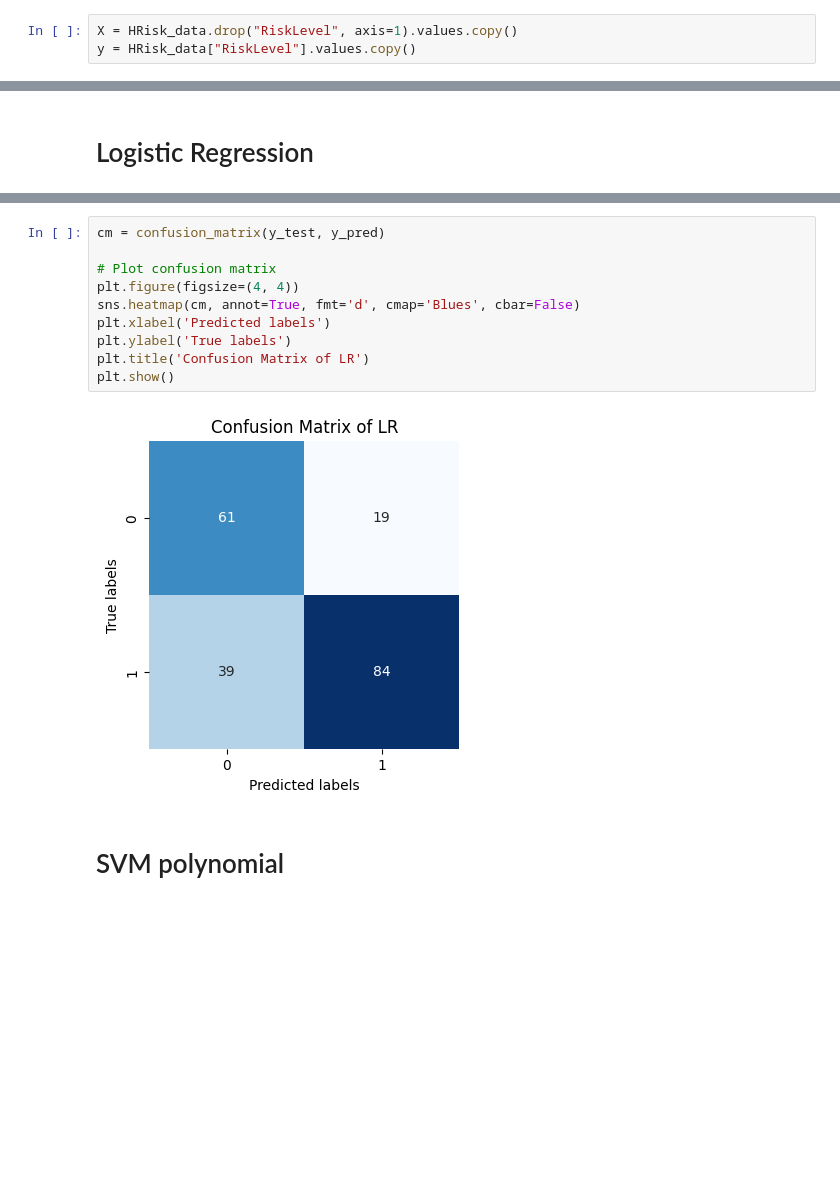
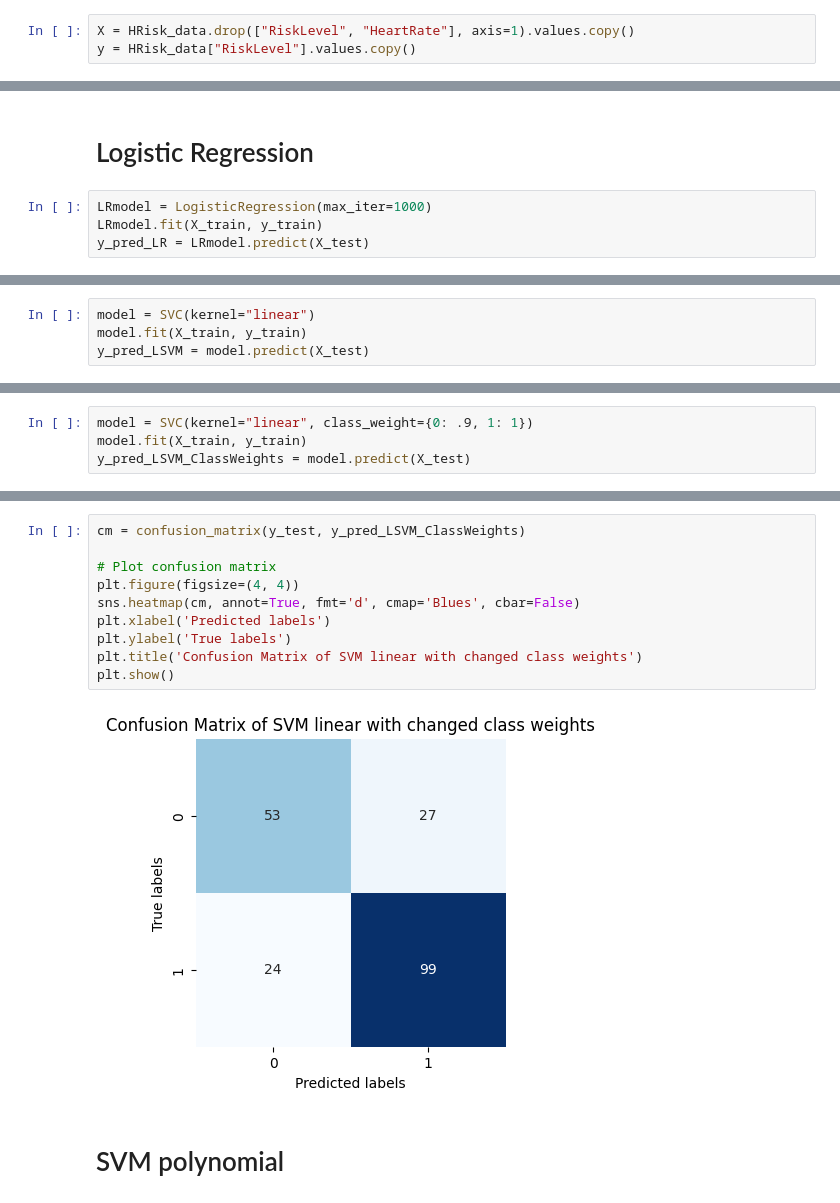
Before and after one commit to sadrajafari/cs5830_project7, a Jupyter notebook: project7.ipynb, the cells around one changed output, grey strips where cells are left out. Cells and saved outputs as stored; diff of their text form; blank space fills up the shorter version.

```diff
--- a/project7.ipynb
+++ b/project7.ipynb
@@ -111,7 +110,7 @@ data
 | 1013 | 120 | 65 | 6.0 | 1 | 101.0 |
 1014 rows × 5 columns
 # %%
-X = HRisk_data.drop("RiskLevel", axis=1).values.copy()
+X = HRisk_data.drop(["RiskLevel", "HeartRate"], axis=1).values.copy()
 y = HRisk_data["RiskLevel"].values.copy()
 # %% [markdown]
 ### Defining the decision boundaries
@@ -170,4 +174,8 @@ display(f"b -> {b}")
 X_train, X_test, y_train, y_test = train_test_split(X, y, test_size=0.2, random_state=42)
 # %% [markdown]
 # Logistic Regression
+# %%
+LRmodel = LogisticRegression(max_iter=1000)
+LRmodel.fit(X_train, y_train)
+y_pred_LR = LRmodel.predict(X_test)
 # %%
@@ -194,0 +193,4 @@ display('f-score = {}'.format(f))
+# %%
+model = SVC(kernel="linear")
+model.fit(X_train, y_train)
+y_pred_LSVM = model.predict(X_test)
@@ -194,0 +209,4 @@ display('f-score = {}'.format(f))
+# %%
+model = SVC(kernel="linear", class_weight={0: .9, 1: 1})
+model.fit(X_train, y_train)
+y_pred_LSVM_ClassWeights = model.predict(X_test)
@@ -195,14 +223,14 @@ display('f-score = {}'.format(f))
 # %%
-cm = confusion_matrix(y_test, y_pred)
+cm = confusion_matrix(y_test, y_pred_LSVM_ClassWeights)
 
 # Plot confusion matrix
 plt.figure(figsize=(4, 4))
 sns.heatmap(cm, annot=True, fmt='d', cmap='Blues', cbar=False)
 plt.xlabel('Predicted labels')
 plt.ylabel('True labels')
-plt.title('Confusion Matrix of LR')
+plt.title('Confusion Matrix of SVM linear with changed class weights')
 plt.show()
 # %% [output]
-[figure, old version]
+[figure, new version]
 # %% [markdown]
 # SVM polynomial
```
Also changed, not shown: parts of 22 cells of this notebook, 3 other files.
